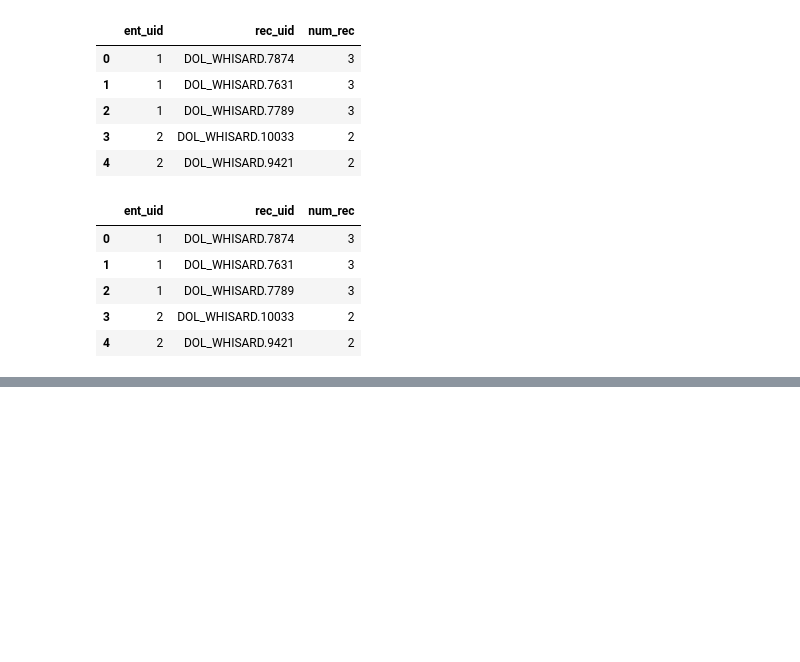
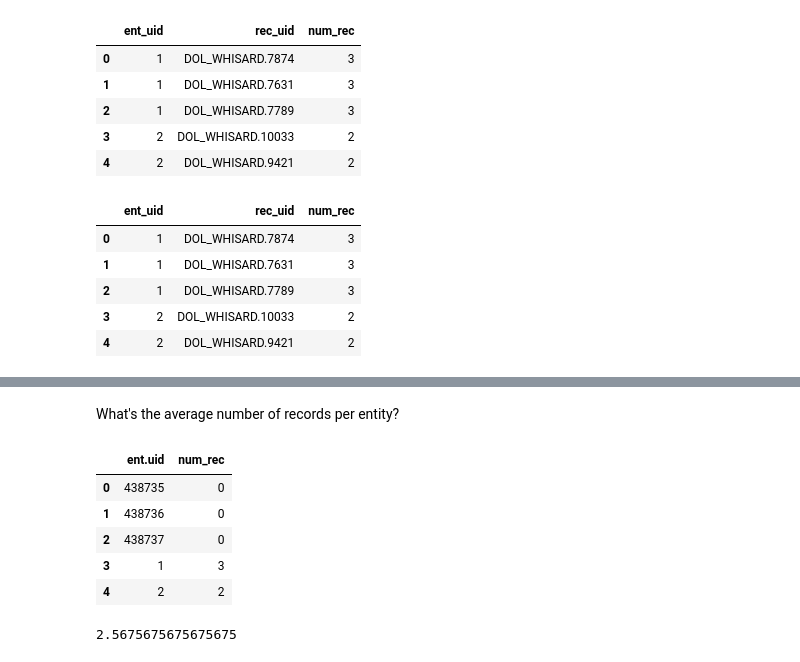
Before and after one commit to DerwenAI/ERKG, a Jupyter notebook: graph.ipynb, the cells around one changed output, grey strips where cells are left out. Cells and saved outputs as stored; diff of their text form; code cells hidden in the pictures; blank space fills up the shorter version.

```diff
--- a/graph.ipynb
+++ b/graph.ipynb
@@ -397,0 +423,23 @@ df2.head()
+# %% [markdown]
+What's the average number of records per entity?
+# %%
+df = gds.run_cypher(
+  """
+MATCH (ent:Entity)
+RETURN ent.uid, COUNT { (ent)-[:RESOLVES]->(:Record) } as num_rec
+  """
+)
+
+df.head()
+# %% [output]
+|  | ent.uid | num_rec |
+| 0 | 438735 | 0 |
+| 1 | 438736 | 0 |
+| 2 | 438737 | 0 |
+| 3 | 1 | 3 |
+| 4 | 2 | 2 |
+# %%
+df_linked = df[df["num_rec"] > 1]
+df_linked["num_rec"].mean()
+# %% [output]
+2.5675675675675675
```
Also changed, not shown: parts of 6 cells of this notebook, 4 other files.
